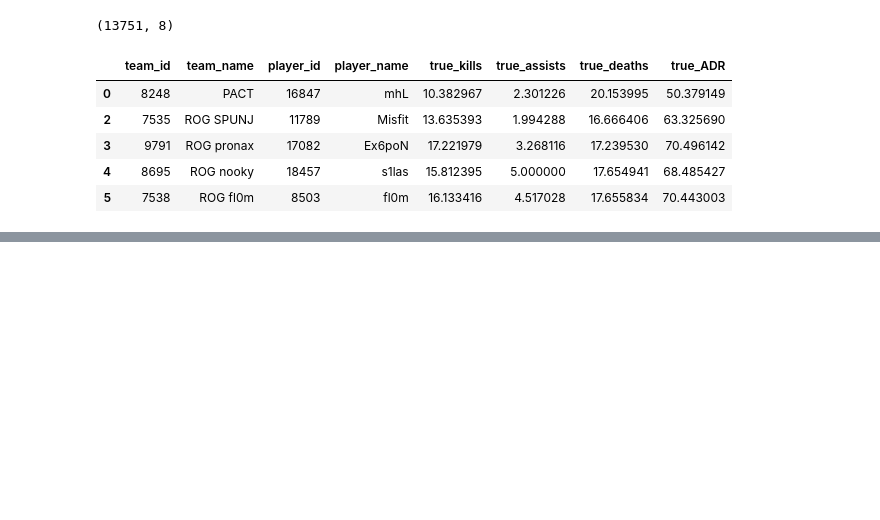
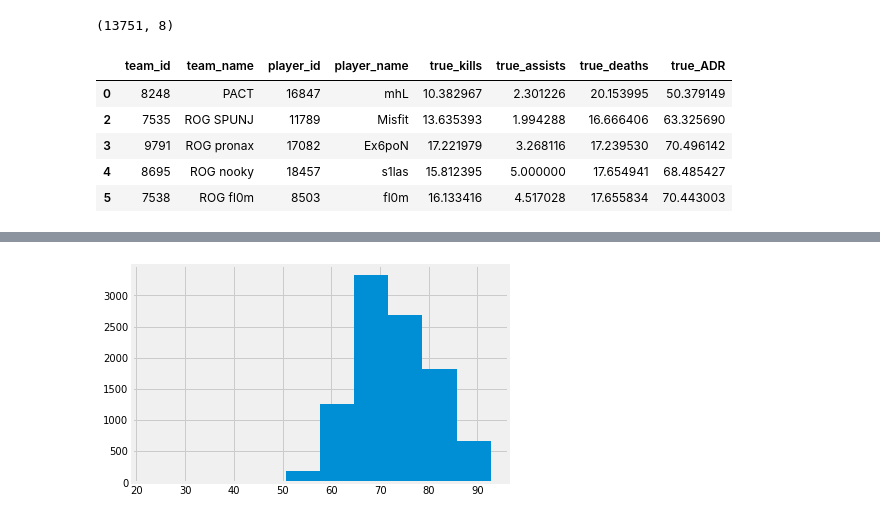
Before and after one commit to jdemeo/esports_csgo, a Jupyter notebook: notebooks/Fantasy-ESL One Cologne Analysis.ipynb, the cells around one changed output, grey strips where cells are left out. Cells and saved outputs as stored; diff of their text form; code cells hidden in the pictures; blank space fills up the shorter version.

Commit message:
ESL One Cologne Fantasy Analysis team specific

```diff
--- a/notebooks/Fantasy-ESL One Cologne Analysis.ipynb
+++ b/notebooks/Fantasy-ESL One Cologne Analysis.ipynb
@@ -254,0 +350,21 @@ player_df.head()
+# %%
+# Aggregation on features with exponential decay to get current state of player
+def player_features_normalized(stuff):
+    new_df = pd.DataFrame()
+    new_df['map_id'] = stuff['map_id']
+    new_df['map'] = stuff['map']
+    new_df['team_id'] = stuff['team_id']
+    new_df['team_name'] = stuff['team_name']
+    new_df['player_id'] = stuff['player_id']
+    new_df['player_name'] = stuff['player_name']
+
+
+    # Normalize features of interest
+    columns = ['kills', 'assists', 'deaths', 'ADR']
+    for column in columns:
+        new_df[column] = stuff[column] * stuff['normalized_decay']
+
+    return new_df
+
+player_norm_df = player_features_normalized(player_df)
+player_norm_df.head()
@@ -254,0 +378,10 @@ player_df.head()
+# %%
+# Create 'true' features counts (sum up a feature)
+player_norm_df['true_kills'] = player_norm_df.groupby('player_id')['kills'].transform('sum')
+player_norm_df['true_assists'] = player_norm_df.groupby('player_id')['assists'].transform('sum')
+player_norm_df['true_deaths'] = player_norm_df.groupby('player_id')['deaths'].transform('sum')
+player_norm_df['true_ADR'] = player_norm_df.groupby('player_id')['ADR'].transform('sum')
+player_norm_df['true_ADR'].hist()
+plt.show()
+# %% [output]
+[figure, added]
```
Also changed, not shown: parts of 18 cells of this notebook.
